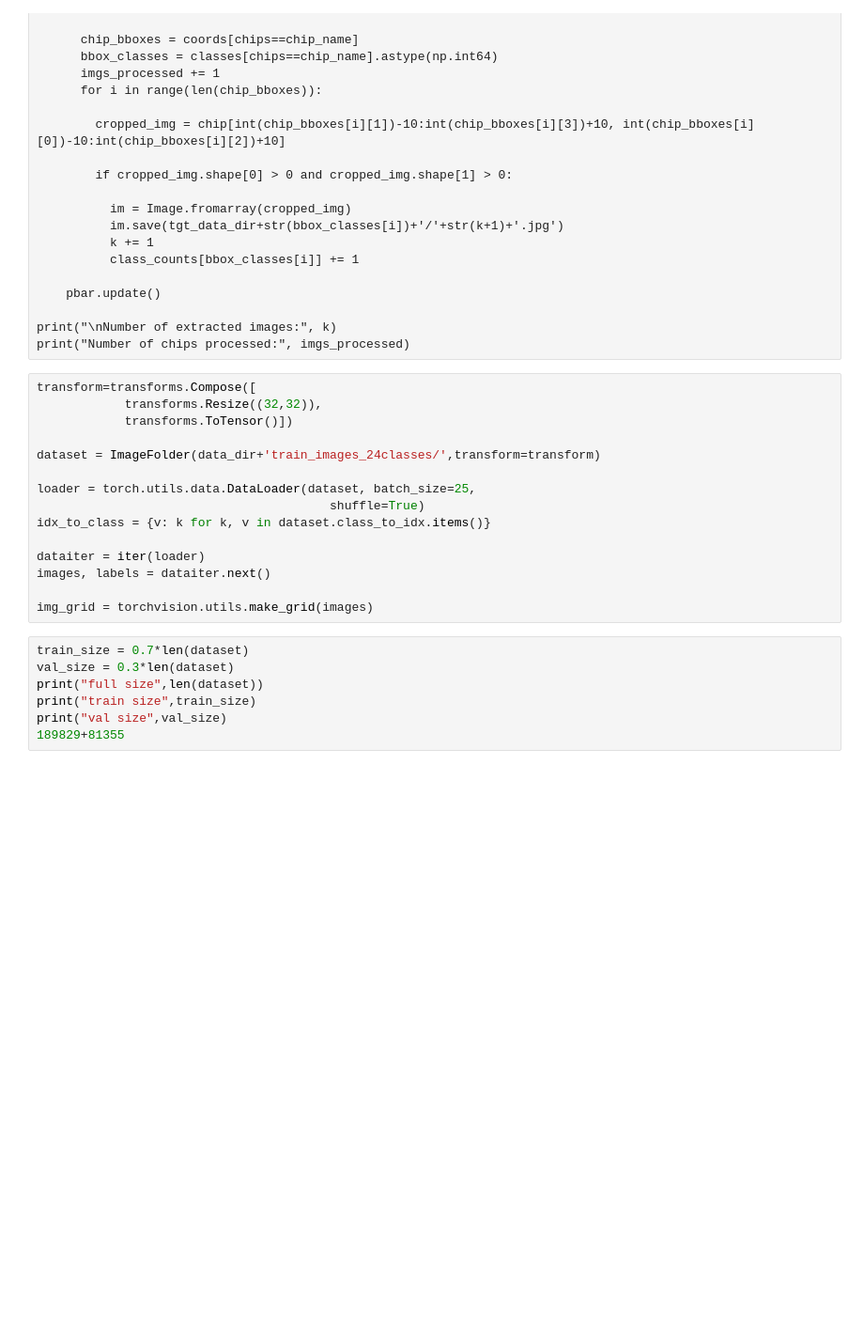
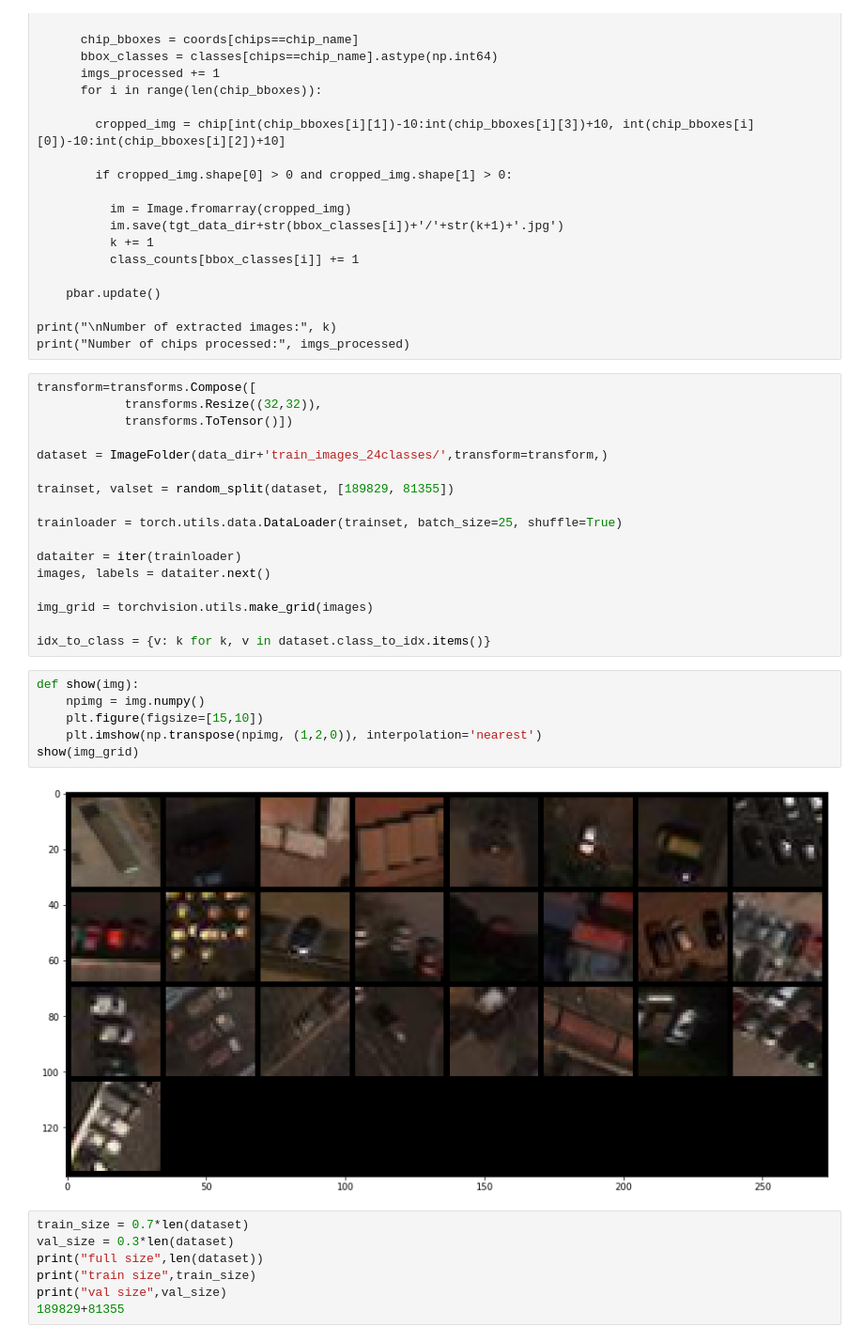
Before and after one commit to NatnaelTDaba/Object-Detection, a Jupyter notebook: xView_Processing.ipynb, the cells around one changed output. Shown at 94% size. Drawn from its saved outputs; the diff is of its cells as text; blank space fills up the shorter version.

```diff
--- a/xView_Processing.ipynb
+++ b/xView_Processing.ipynb
@@ -98,16 +98,26 @@ transform=transforms.Compose([
             transforms.Resize((32,32)),
             transforms.ToTensor()])
 
-dataset = ImageFolder(data_dir+'train_images_24classes/',transform=transform)
+dataset = ImageFolder(data_dir+'train_images_24classes/',transform=transform,)
 
-loader = torch.utils.data.DataLoader(dataset, batch_size=25,
-                                        shuffle=True)
-idx_to_class = {v: k for k, v in dataset.class_to_idx.items()}
+trainset, valset = random_split(dataset, [189829, 81355])
 
-dataiter = iter(loader)
+trainloader = torch.utils.data.DataLoader(trainset, batch_size=25, shuffle=True)
+
+dataiter = iter(trainloader)
 images, labels = dataiter.next()
 
 img_grid = torchvision.utils.make_grid(images)
+
+idx_to_class = {v: k for k, v in dataset.class_to_idx.items()}
+# %%
+def show(img):
+    npimg = img.numpy()
+    plt.figure(figsize=[15,10])
+    plt.imshow(np.transpose(npimg, (1,2,0)), interpolation='nearest')
+show(img_grid)
+# %% [output]
+[figure, added]
 # %%
 train_size = 0.7*len(dataset)
 val_size = 0.3*len(dataset)
```
Also changed, not shown: parts of 3 cells of this notebook, 23 other files.
